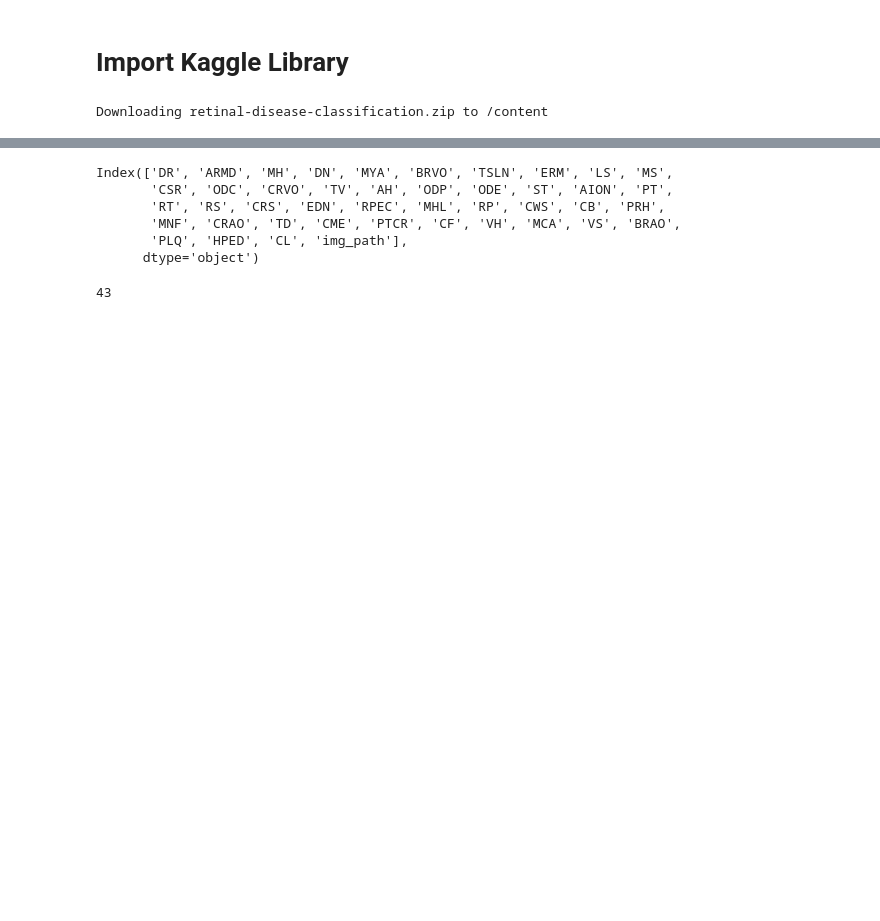
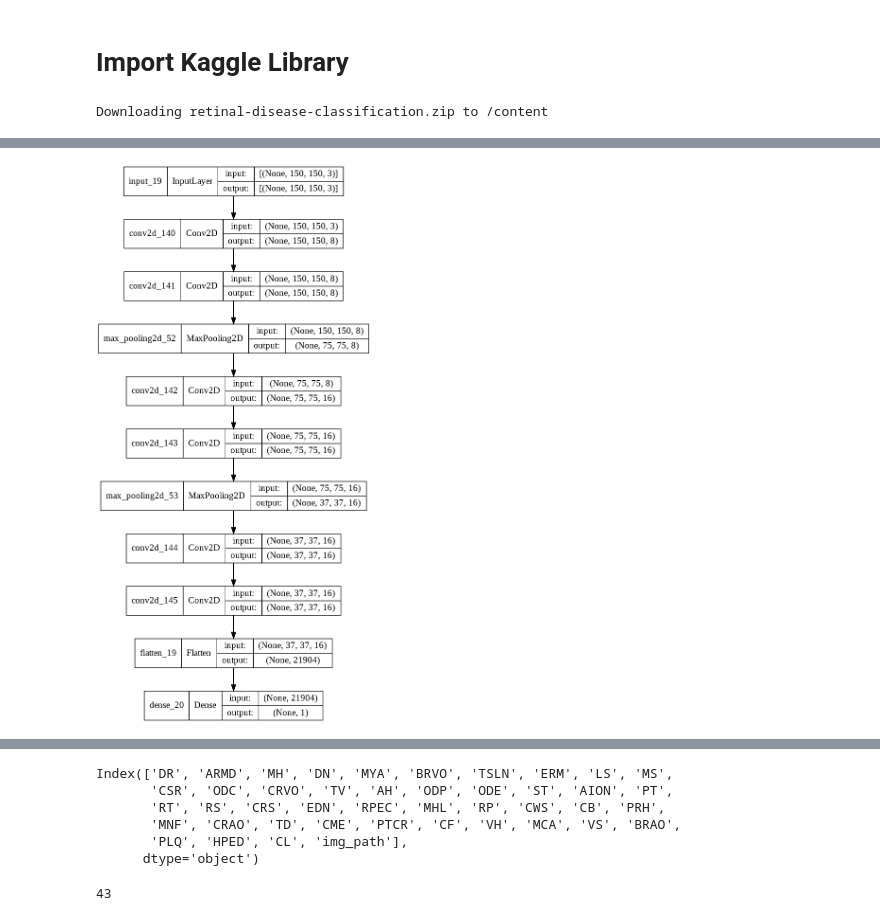
Before and after one commit to grace12021/MATH-748-Final-Project, a Jupyter notebook: progression2.ipynb, the cells around one changed output, grey strips where cells are left out. Saved outputs shown, nothing was run; the diff lists cells and outputs as text; code cells hidden in the pictures; blank space fills up the shorter version.

```diff
--- a/progression2.ipynb
+++ b/progression2.ipynb
@@ -45,0 +82,39 @@ pd.options.display.max_columns = 50
+# %%
+def D_CNet(inputs):
+    # First convolution block
+    x = tf.keras.layers.Conv2D(8, 3, activation='relu', padding='same', kernel_initializer='he_normal')(inputs)
+    d1_con = tf.keras.layers.Conv2D(8, 3, activation='relu', padding='same', kernel_initializer='he_normal')(x)
+    d1 = tf.keras.layers.MaxPool2D(pool_size=2, strides=2)(d1_con)
+
+    # Second convolution block
+    d2 = tf.keras.layers.Conv2D(16, 3, activation='relu', padding='same', kernel_initializer='he_normal')(d1)
+    d2_con = tf.keras.layers.Conv2D(16, 3, activation='relu', padding='same', kernel_initializer='he_normal')(d2)
+    d2 = tf.keras.layers.MaxPool2D(pool_size=2, strides=2)(d2_con)
+
+    '''
+    # Third convolution block
+    d3 = tf.keras.layers.Conv2D(256, 3, activation='relu', padding='same', kernel_initializer='he_normal')(d2)
+    d3_con = tf.keras.layers.Conv2D(256, 3, activation='relu', padding='same', kernel_initializer='he_normal')(d3)
+    d3 = tf.keras.layers.MaxPool2D(pool_size=2, strides=2)(d3_con)
+
+    # Fourth convolution block
+    d4 = tf.keras.layers.Conv2D(512, 3, activation='relu', padding='same', kernel_initializer='he_normal')(d3)
+    d4_con = tf.keras.layers.Conv2D(512, 3, activation='relu', padding='same', kernel_initializer='he_normal')(d4)
+    d4 = tf.keras.layers.MaxPool2D(pool_size=2, strides=2)(d4_con)
+    '''
+
+    # Bottleneck layer
+    b = tf.keras.layers.Conv2D(16, 3, activation='relu', padding='same', kernel_initializer='he_normal')(d2)
+    b = tf.keras.layers.Conv2D(16, 3, activation='relu', padding='same', kernel_initializer='he_normal')(b)
+
+    # Flatten and output
+    flat = tf.keras.layers.Flatten()(b)
+    out = tf.keras.layers.Dense(units=1, activation='sigmoid')(flat)
+    model = tf.keras.Model(inputs=[inputs], outputs=[out])
+    return model
+# %%
+auc = tf.keras.metrics.AUC(multi_label=False,thresholds=[0,0.5])
+inputs = tf.keras.layers.Input(shape=(150,150,3))
+cnet = D_CNet(inputs)
+cnet.compile(optimizer='adam', loss='binary_crossentropy', metrics=[auc])
+cnet.summary()
@@ -45,0 +139,4 @@ pd.options.display.max_columns = 50
+# %%
+tf.keras.utils.plot_model(cnet, to_file="model.png", show_shapes = True)
+# %% [output]
+[figure, added]
```
Also changed, not shown: parts of 25 cells of this notebook.
